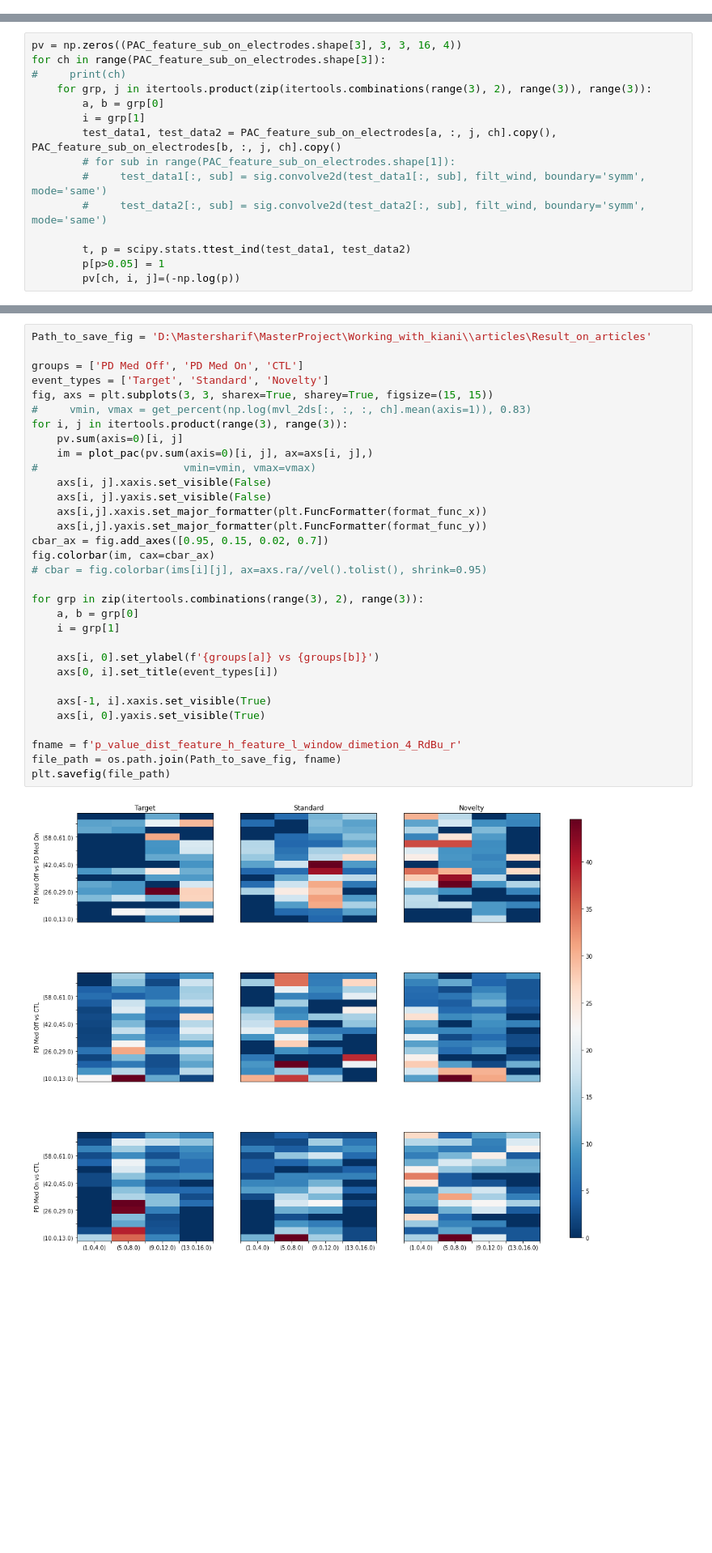
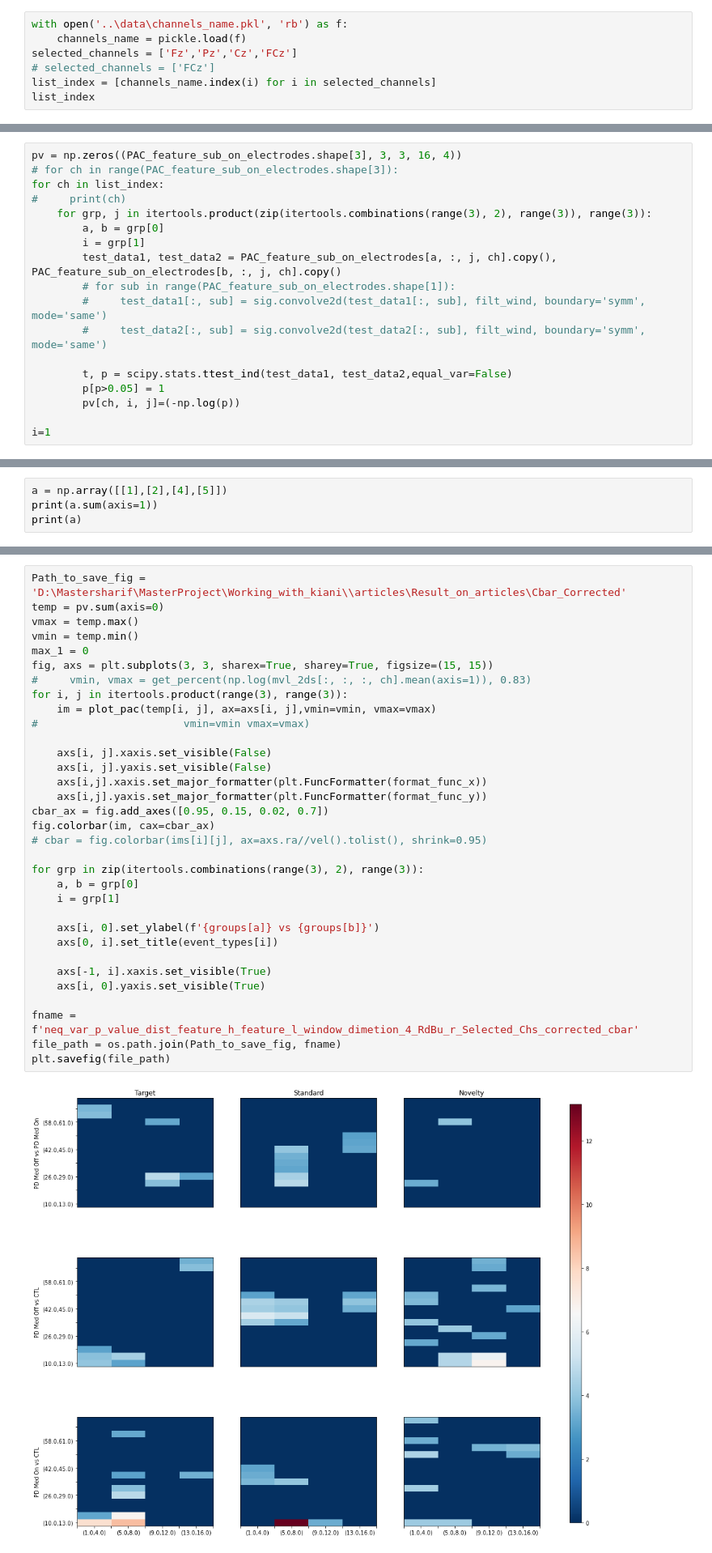
Before and after one commit to AIRLab-Sharif/Parkinson-PAC, a Jupyter notebook: python/Get_Global_Local_feature.ipynb, the cells around one changed output, grey strips where cells are left out. Shown at 81% size. Saved outputs shown, nothing was run; the diff lists cells and outputs as text; blank space fills up the shorter version.

```diff
--- a/python/Get_Global_Local_feature.ipynb
+++ b/python/Get_Global_Local_feature.ipynb
@@ -104,0 +109,7 @@ PAC_feature_sub_on_electrodes.shape
+# %%
+with open('..\data\channels_name.pkl', 'rb') as f:
+    channels_name = pickle.load(f)
+selected_channels = ['Fz','Pz','Cz','FCz']
+# selected_channels = ['FCz']
+list_index = [channels_name.index(i) for i in selected_channels]
+list_index
@@ -106,7 +171,8 @@ PAC_feature_sub_on_electrodes.shape
 ## P value of feature
 # %%
 pv = np.zeros((PAC_feature_sub_on_electrodes.shape[3], 3, 3, 16, 4))
-for ch in range(PAC_feature_sub_on_electrodes.shape[3]):
+# for ch in range(PAC_feature_sub_on_electrodes.shape[3]):
+for ch in list_index:
 #     print(ch)
     for grp, j in itertools.product(zip(itertools.combinations(range(3), 2), range(3)), range(3)):
         a, b = grp[0]
@@ -116,6 +182,8 @@ for ch in range(PAC_feature_sub_on_electrodes.shape[3]):
         #     test_data1[:, sub] = sig.convolve2d(test_data1[:, sub], filt_wind, boundary='symm', mode='same')
         #     test_data2[:, sub] = sig.convolve2d(test_data2[:, sub], filt_wind, boundary='symm', mode='same')
 
-        t, p = scipy.stats.ttest_ind(test_data1, test_data2)
+        t, p = scipy.stats.ttest_ind(test_data1, test_data2,equal_var=False)
         p[p>0.05] = 1
         pv[ch, i, j]=(-np.log(p))
+
+i=1
@@ -121,0 +194,4 @@ for ch in range(PAC_feature_sub_on_electrodes.shape[3]):
+# %%
+a = np.array([[1],[2],[4],[5]])
+print(a.sum(axis=1))
+print(a)
@@ -147,39 +229,40 @@ def plot_pac(pac, high_freq=gamma, low_freq=beta, ax=None, **kwargs):
 
     return im
 # %%
-Path_to_save_fig = 'D:\Mastersharif\MasterProject\Working_with_kiani\\articles\Result_on_articles'
-
-groups = ['PD Med Off', 'PD Med On', 'CTL']
-event_types = ['Target', 'Standard', 'Novelty']
+Path_to_save_fig = 'D:\Mastersharif\MasterProject\Working_with_kiani\\articles\Result_on_articles\Cbar_Corrected'
+temp = pv.sum(axis=0)
+vmax = temp.max()
+vmin = temp.min()
+max_1 = 0
 fig, axs = plt.subplots(3, 3, sharex=True, sharey=True, figsize=(15, 15))
 #     vmin, vmax = get_percent(np.log(mvl_2ds[:, :, :, ch].mean(axis=1)), 0.83)
 for i, j in itertools.product(range(3), range(3)):
-    pv.sum(axis=0)[i, j]
-    im = plot_pac(pv.sum(axis=0)[i, j], ax=axs[i, j],)
-#                       vmin=vmin, vmax=vmax)
+    im = plot_pac(temp[i, j], ax=axs[i, j],vmin=vmin, vmax=vmax)
+#                       vmin=vmin vmax=vmax)
+
     axs[i, j].xaxis.set_visible(False)
     axs[i, j].yaxis.set_visible(False)
     axs[i,j].xaxis.set_major_formatter(plt.FuncFormatter(format_func_x))
     axs[i,j].yaxis.set_major_formatter(plt.FuncFormatter(format_func_y))
 cbar_ax = fig.add_axes([0.95, 0.15, 0.02, 0.7])
 fig.colorbar(im, cax=cbar_ax)
 # cbar = fig.colorbar(ims[i][j], ax=axs.ra//vel().tolist(), shrink=0.95)
 
 for grp in zip(itertools.combinations(range(3), 2), range(3)):
     a, b = grp[0]
     i = grp[1]
 
     axs[i, 0].set_ylabel(f'{groups[a]} vs {groups[b]}')
     axs[0, i].set_title(event_types[i])
 
     axs[-1, i].xaxis.set_visible(True)
     axs[i, 0].yaxis.set_visible(True)
 
-fname = f'p_value_dist_feature_h_feature_l_window_dimetion_4_RdBu_r'
+fname = f'neq_var_p_value_dist_feature_h_feature_l_window_dimetion_4_RdBu_r_Selected_Chs_corrected_cbar'
 file_path = os.path.join(Path_to_save_fig, fname)
 plt.savefig(file_path)
 # %% [output]
-[figure, old version]
+[figure, new version]
 # %%
 a=np.array([[3,2,5],[8,1,2],[6,6,7],[3,5,1]])
 index = np.linspace(a.shape[0]-1,0,a.shape[0]).astype(np.int32)
```
Also changed, not shown: parts of 13 cells of this notebook, 29 other files.
